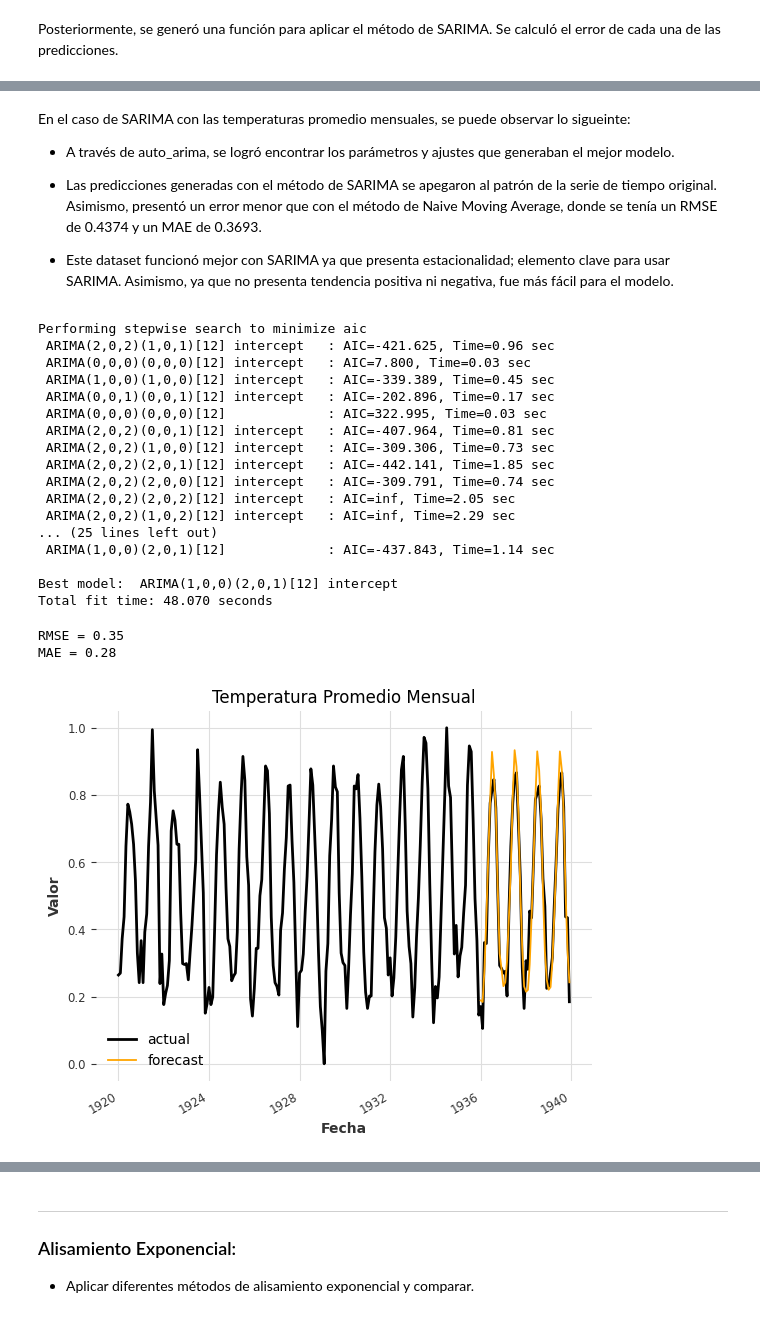
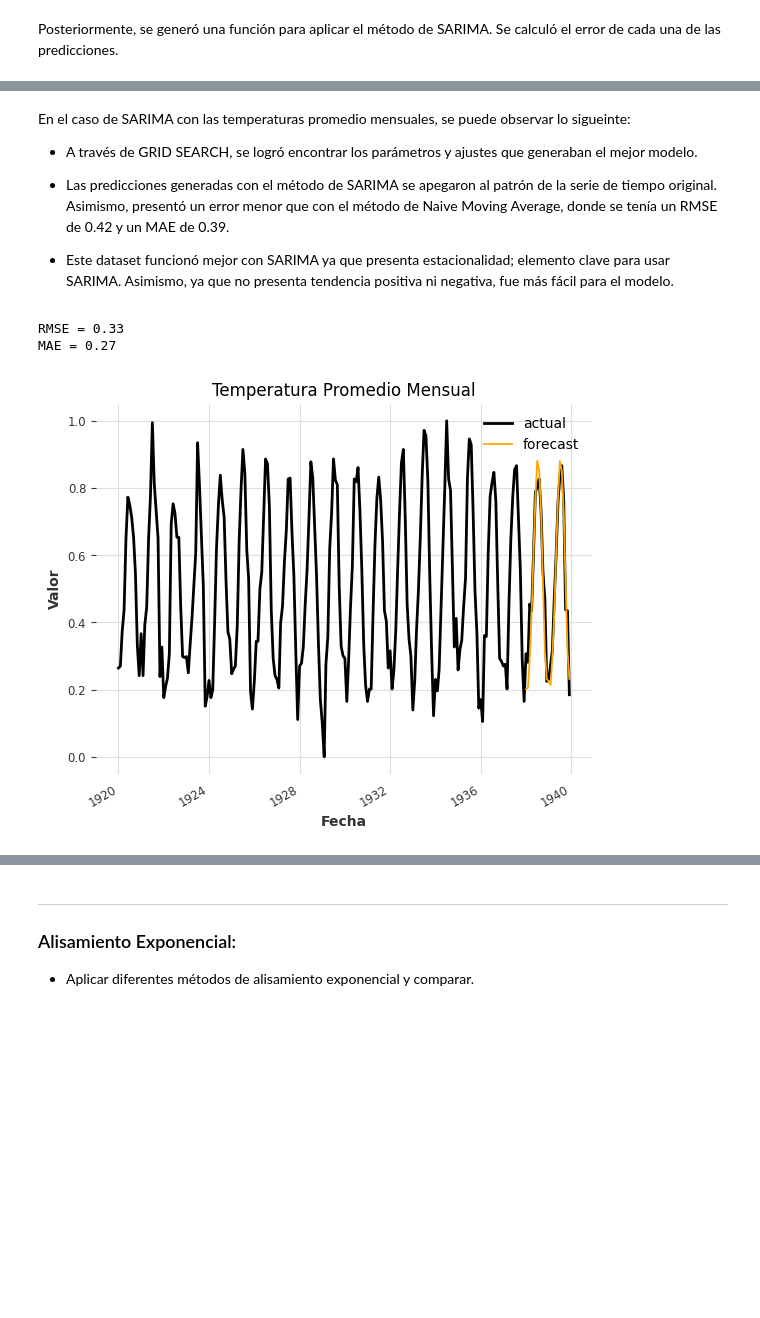
Before and after one commit to 20Candy/lab3_dataScience, a Jupyter notebook: LAB3.ipynb, the cells around one changed output, grey strips where cells are left out. Drawn from its saved outputs; the diff is of its cells as text; code cells hidden in the pictures; blank space fills up the shorter version.

```diff
--- a/LAB3.ipynb
+++ b/LAB3.ipynb
@@ -272,16 +275,43 @@ from statsmodels.tsa.statespace.sarimax import SARIMAX
 from pmdarima import auto_arima
 
 def sarima(ts, text, N=0, fre=12):
-    N = int(len(ts)*0.20)
+    N = int(len(ts)*0.10)
     train, val = ts[:-N], ts[-N:]
 
-    # Utilizar auto_arima para encontrar los mejores parámetros automáticamente
-    # GRID SEARCH CV
-    model = auto_arima(train.values(), seasonal=True, m=fre, suppress_warnings=True, stepwise=True, trace=True, verbose=0)
+    # GridSearch CV
+    p_values = [0, 1, 2]
+    d_values = [0, 1]
+    q_values = [0, 1]
+    P_values = [0, 1]
+    D_values = [0, 1]
+    Q_values = [0, 1]
+    s_values = [fre]
+
+    warnings.filterwarnings("ignore")   # Ignora warnings de convervengia de GridSearch
+    param_combinations = list(itertools.product(p_values, d_values, q_values, P_values, D_values, Q_values, s_values))
+    best_params = None
+    best_aic = np.inf
+
+    # GRID SEARCH PARA BUSCAR MEJORES PARAMETROS
+    for params in param_combinations:
+        p, d, q, P, D, Q, s = params
+
+        try:
+            sarima_model = sm.tsa.SARIMAX(train.values(), order=(p, d, q), seasonal_order=(P, D, Q, s), enforce_stationarity=False, enforce_invertibility=False)
+            sarima_results = sarima_model.fit(disp=False, maxiter=100)
+
+            aic = sarima_results.aic
+
+            if aic < best_aic:
+                best_aic = aic
+                best_params = params
+
+        except Exception as e:
+            continue
 
     # Ajustar el modelo SARIMA con los mejores parámetros encontrados
-    model_sarima = SARIMAX(train.values(), order=model.order, seasonal_order=model.seasonal_order)
-    model_sarima = model_sarima.fit(disp=False)
+    model_sarima = SARIMAX(train.values(), order=(best_params[0], best_params[1], best_params[2]), seasonal_order=(best_params[3], best_params[4], best_params[5], best_params[6]))
+    model_sarima = model_sarima.fit(disp=False, maxiter=100)
 
     # Predecir los valores
     prediction = model_sarima.forecast(steps=len(val))
@@ -361,34 +361,17 @@ MAE = 0.20
 # %% [markdown]
 En el caso de SARIMA con las temperaturas promedio mensuales, se puede observar lo sigueinte:
 
-- A través de auto_arima, se logró encontrar los parámetros y ajustes que generaban el mejor modelo.
+- A través de GRID SEARCH, se logró encontrar los parámetros y ajustes que generaban el mejor modelo.
 
-- Las predicciones generadas con el método de SARIMA se apegaron al patrón de la serie de tiempo original. Asimismo, presentó un error menor que con el método de Naive Moving Average, donde se tenía un RMSE de 0.4374 y un MAE de 0.3693.
+- Las predicciones generadas con el método de SARIMA se apegaron al patrón de la serie de tiempo original. Asimismo, presentó un error menor que con el método de Naive Moving Average, donde se tenía un RMSE de 0.42 y un MAE de 0.39.
 
 - Este dataset funcionó mejor con SARIMA ya que presenta estacionalidad; elemento clave para usar SARIMA. Asimismo, ya que no presenta tendencia positiva ni negativa, fue más fácil para el modelo.
 # %%
-sarima(ts_temperature, "Temperatura Promedio Mensual")
+sarima(ts_temperature, "Temperatura Promedio Mensual", 12)
 # %% [output]
-Performing stepwise search to minimize aic
- ARIMA(2,0,2)(1,0,1)[12] intercept   : AIC=-421.625, Time=0.96 sec
- ARIMA(0,0,0)(0,0,0)[12] intercept   : AIC=7.800, Time=0.03 sec
- ARIMA(1,0,0)(1,0,0)[12] intercept   : AIC=-339.389, Time=0.45 sec
- ARIMA(0,0,1)(0,0,1)[12] intercept   : AIC=-202.896, Time=0.17 sec
- ARIMA(0,0,0)(0,0,0)[12]             : AIC=322.995, Time=0.03 sec
- ARIMA(2,0,2)(0,0,1)[12] intercept   : AIC=-407.964, Time=0.81 sec
- ARIMA(2,0,2)(1,0,0)[12] intercept   : AIC=-309.306, Time=0.73 sec
- ARIMA(2,0,2)(2,0,1)[12] intercept   : AIC=-442.141, Time=1.85 sec
- ARIMA(2,0,2)(2,0,0)[12] intercept   : AIC=-309.791, Time=0.74 sec
- ARIMA(2,0,2)(2,0,2)[12] intercept   : AIC=inf, Time=2.05 sec
- ARIMA(2,0,2)(1,0,2)[12] intercept   : AIC=inf, Time=2.29 sec
-... (25 lines left out)
- ARIMA(1,0,0)(2,0,1)[12]             : AIC=-437.843, Time=1.14 sec
-
-Best model:  ARIMA(1,0,0)(2,0,1)[12] intercept
-Total fit time: 48.070 seconds
+RMSE = 0.33
+MAE = 0.27
-RMSE = 0.35
-MAE = 0.28
-[figure, old version]
+[figure, new version]
 # %% [markdown]
 En el caso de SARIMA con las ventas mensuales de shampoo, se puede observar lo sigueinte:
 
```
Also changed, not shown: parts of 45 cells of this notebook.
